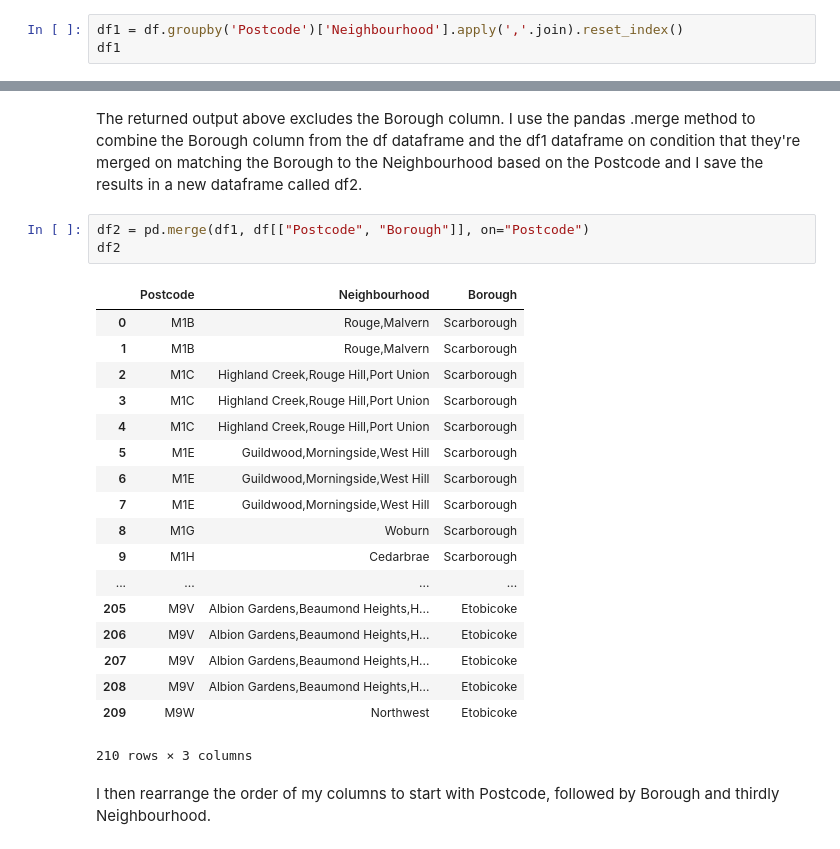
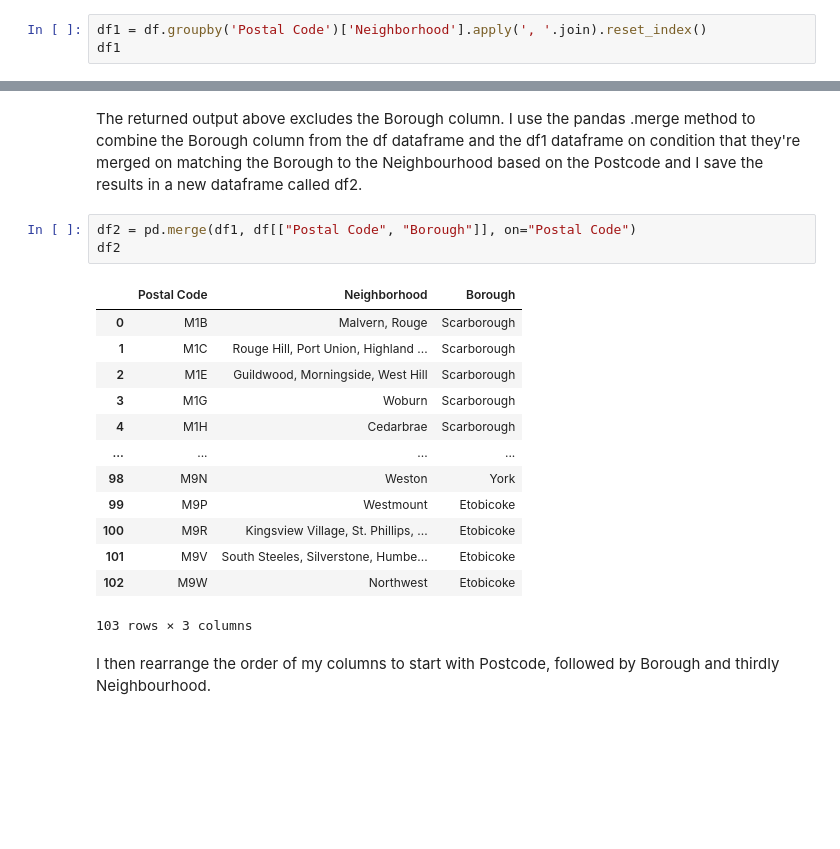
Before and after one commit to PhilileLN/Coursera_Capstone, a Jupyter notebook: Philile's_Segmenting_&_Clustering_Neighborhoods_In_Toronto_Project.ipynb, the cells around one changed output, grey strips where cells are left out. Cells and saved outputs as stored; diff of their text form; blank space fills up the shorter version.

```diff
--- a/Philile's_Segmenting_&_Clustering_Neighborhoods_In_Toronto_Project.ipynb
+++ b/Philile's_Segmenting_&_Clustering_Neighborhoods_In_Toronto_Project.ipynb
@@ -83,6 +75,6 @@ This reduces my dataframe from 287 rows to 210 rows, meaning that 77 cells had a
 
 I then combine into one row all Neighbourhoods with the same Postcode, with the Neighbourhoods separated with a comma. To do that, firstly I use the .groupby method on condition of the Neighbourhoods having the same Postcode and then use the .apply method to execute the grouping and the .join method to separate the Neighbourhoods with a coma and save the result in a new dataframe called df1.
 # %%
-df1 = df.groupby('Postcode')['Neighbourhood'].apply(','.join).reset_index()
+df1 = df.groupby('Postal Code')['Neighborhood'].apply(', '.join).reset_index()
 df1
 # %% [output]
@@ -107,27 +94,22 @@ df1
 # %% [markdown]
 The returned output above excludes the Borough column. I use the pandas .merge method to combine the Borough column from the df dataframe and the df1 dataframe on condition that they're merged on matching the Borough to the Neighbourhood based on the Postcode and I save the results in a new dataframe called df2.
 # %%
-df2 = pd.merge(df1, df[["Postcode", "Borough"]], on="Postcode")
+df2 = pd.merge(df1, df[["Postal Code", "Borough"]], on="Postal Code")
 df2
 # %% [output]
-|  | Postcode | Neighbourhood | Borough |
-| 0 | M1B | Rouge,Malvern | Scarborough |
-| 1 | M1B | Rouge,Malvern | Scarborough |
-| 2 | M1C | Highland Creek,Rouge Hill,Port Union | Scarborough |
-| 3 | M1C | Highland Creek,Rouge Hill,Port Union | Scarborough |
-| 4 | M1C | Highland Creek,Rouge Hill,Port Union | Scarborough |
-| 5 | M1E | Guildwood,Morningside,West Hill | Scarborough |
-| 6 | M1E | Guildwood,Morningside,West Hill | Scarborough |
-| 7 | M1E | Guildwood,Morningside,West Hill | Scarborough |
-| 8 | M1G | Woburn | Scarborough |
-| 9 | M1H | Cedarbrae | Scarborough |
+|  | Postal Code | Neighborhood | Borough |
+| 0 | M1B | Malvern, Rouge | Scarborough |
+| 1 | M1C | Rouge Hill, Port Union, Highland ... | Scarborough |
+| 2 | M1E | Guildwood, Morningside, West Hill | Scarborough |
+| 3 | M1G | Woburn | Scarborough |
+| 4 | M1H | Cedarbrae | Scarborough |
 | ... | ... | ... | ... |
-| 205 | M9V | Albion Gardens,Beaumond Heights,H... | Etobicoke |
-| 206 | M9V | Albion Gardens,Beaumond Heights,H... | Etobicoke |
-| 207 | M9V | Albion Gardens,Beaumond Heights,H... | Etobicoke |
-| 208 | M9V | Albion Gardens,Beaumond Heights,H... | Etobicoke |
-| 209 | M9W | Northwest | Etobicoke |
+| 98 | M9N | Weston | York |
+| 99 | M9P | Westmount | Etobicoke |
+| 100 | M9R | Kingsview Village, St. Phillips, ... | Etobicoke |
+| 101 | M9V | South Steeles, Silverstone, Humbe... | Etobicoke |
+| 102 | M9W | Northwest | Etobicoke |
-210 rows × 3 columns
+103 rows × 3 columns
 # %% [markdown]
 I then rearrange the order of my columns to start with Postcode, followed by Borough and thirdly Neighbourhood.
 # %%
```
Also changed, not shown: parts of 76 cells of this notebook.
